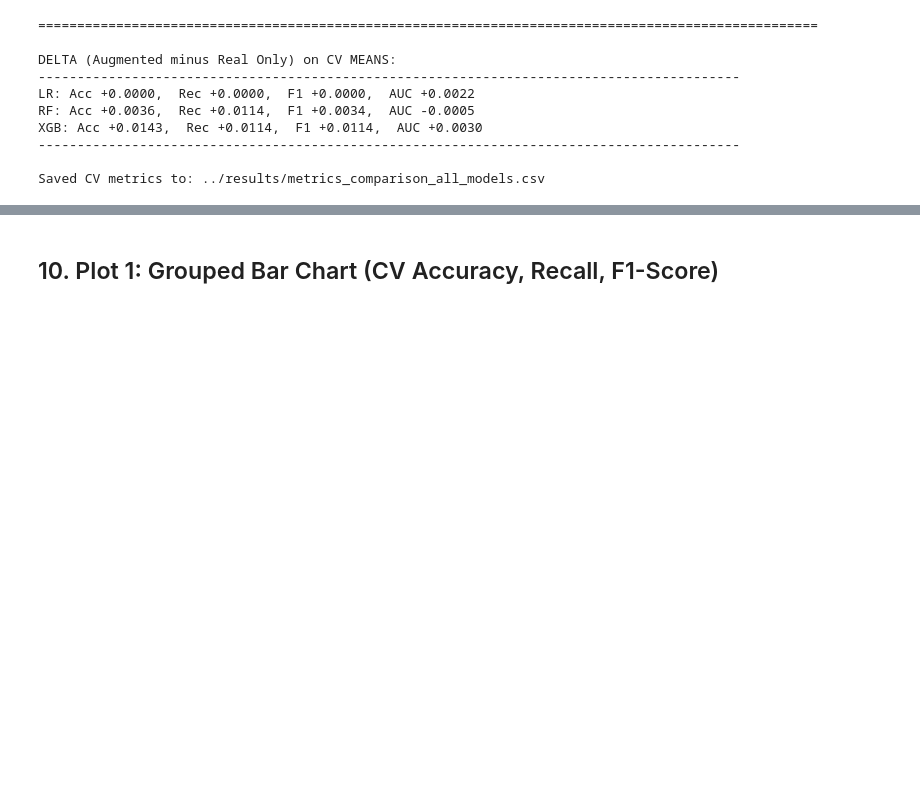
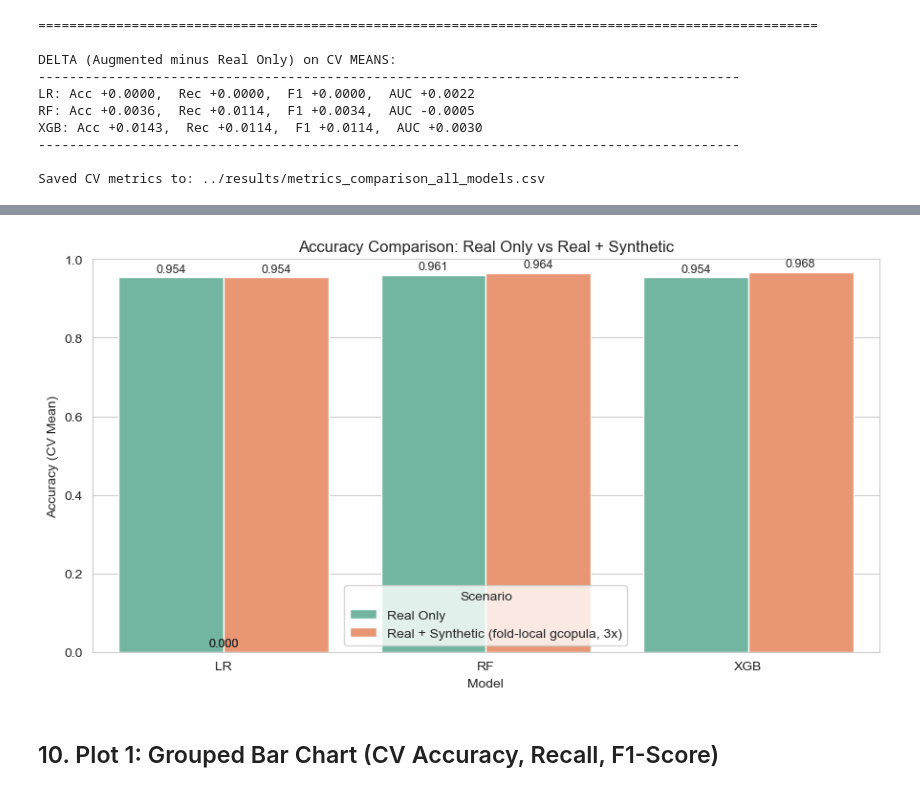
Before and after one commit to RvRagav/CKD_Risk_Prediction, a Jupyter notebook: notebooks/CKD_Comparative_Analysis.ipynb, the cells around one changed output, grey strips where cells are left out. Drawn from its saved outputs; the diff is of its cells as text; code cells hidden in the pictures; blank space fills up the shorter version.

Commit message:
Refactor code structure for improved readability and maintainability created new plots for explanation

```diff
--- a/notebooks/CKD_Comparative_Analysis.ipynb
+++ b/notebooks/CKD_Comparative_Analysis.ipynb
@@ -754,0 +757,86 @@ Saved CV metrics to: ../results/metrics_comparison_all_models.csv
+# %%
+from pathlib import Path
+
+metrics_path = Path("..") / "results" / "metrics_comparison_all_models.csv"
+if not metrics_path.exists():
+    raise FileNotFoundError(
+        f"Could not find {metrics_path}. Run the CV summary cell first (Section 9) to generate it."
+    )
+
+df = pd.read_csv(metrics_path)
+print(f"Loaded: {metrics_path}  |  shape={df.shape}")
+
+# The CSV is saved with a 2-level index (Model, Scenario). Handle both formats robustly.
+if {'Model', 'Scenario'}.issubset(df.columns):
+    metrics_df = df.copy()
+else:
+    # If saved with unnamed index columns
+    idx_cols = [c for c in df.columns if c.lower().startswith('unnamed')]
+    if len(idx_cols) >= 2:
+        metrics_df = df.rename(columns={idx_cols[0]: 'Model', idx_cols[1]: 'Scenario'})
+    else:
+        raise ValueError(
+            "Unexpected CSV format. Expected columns ['Model','Scenario',...] or unnamed index columns."
+        )
+
+# Keep accuracy columns
+need_cols = ['Model', 'Scenario', 'CV_Accuracy_Mean']
+missing = [c for c in need_cols if c not in metrics_df.columns]
+if missing:
+    raise ValueError(f"Missing required columns in metrics CSV: {missing}. Columns={list(metrics_df.columns)}")
+
+plot_acc = metrics_df[need_cols + ([ 'CV_Accuracy_Std' ] if 'CV_Accuracy_Std' in metrics_df.columns else [])].copy()
+
+# Filter scenarios to just the two we want (Real vs Real+Synthetic)
+plot_acc['Scenario'] = plot_acc['Scenario'].astype(str)
+keep_mask = plot_acc['Scenario'].str.contains('Real Only', case=False, regex=False) | plot_acc['Scenario'].str.contains('Real + Synthetic', case=False, regex=False)
+plot_acc = plot_acc.loc[keep_mask].copy()
+
+# Normalize model names
+plot_acc['Model'] = plot_acc['Model'].astype(str).str.upper()
+
+# Order models if possible
+model_order = [m.upper() for m in MODEL_NAMES] if 'MODEL_NAMES' in globals() else sorted(plot_acc['Model'].unique())
+scenario_order = ['Real Only']
+real_plus = [s for s in plot_acc['Scenario'].unique() if 'Real + Synthetic' in s]
+if real_plus:
+    scenario_order.append(real_plus[0])
+
+plt.figure(figsize=(9, 5))
+ax = sns.barplot(
+    data=plot_acc,
+    x='Model',
+    y='CV_Accuracy_Mean',
+    hue='Scenario',
+    order=model_order,
+    hue_order=scenario_order if len(scenario_order) == plot_acc['Scenario'].nunique() else None,
+    palette='Set2',
+)
+
+ax.set_ylim(0, 1)
+ax.set_xlabel("Model")
+ax.set_ylabel("Accuracy (CV Mean)")
+ax.set_title("Accuracy Comparison: Real Only vs Real + Synthetic")
+
+# Optional error bars (std) if available
+if 'CV_Accuracy_Std' in plot_acc.columns:
+    # Add error bars aligned to drawn bars
+    for container, scenario in zip(ax.containers, ax.get_legend_handles_labels()[1]):
+        sub = plot_acc[plot_acc['Scenario'] == scenario].set_index('Model')
+        for bar in container:
+            model = bar.get_x() + bar.get_width() / 2
+        # (Seaborn doesn't give direct mapping; do a simple per-bar loop using the bar's label order)
+    # Simple alternative: annotate ±std in text (clean + robust)
+    for p in ax.patches:
+        height = p.get_height()
+        ax.annotate(f"{height:.3f}", (p.get_x() + p.get_width()/2, height),
+                    ha='center', va='bottom', fontsize=9, xytext=(0, 2), textcoords='offset points')
+else:
+    for p in ax.patches:
+        height = p.get_height()
+        ax.annotate(f"{height:.3f}", (p.get_x() + p.get_width()/2, height),
+                    ha='center', va='bottom', fontsize=9, xytext=(0, 2), textcoords='offset points')
+
+plt.tight_layout()
+plt.show()
+# %% [output]
@@ -755,3 +844,4 @@ Saved CV metrics to: ../results/metrics_comparison_all_models.csv
+[figure, added]
 # %% [markdown]
 ## 10. Plot 1: Grouped Bar Chart (CV Accuracy, Recall, F1-Score)
 # %%
```
Also changed, not shown: parts of 2 cells of this notebook, 12 other files.
